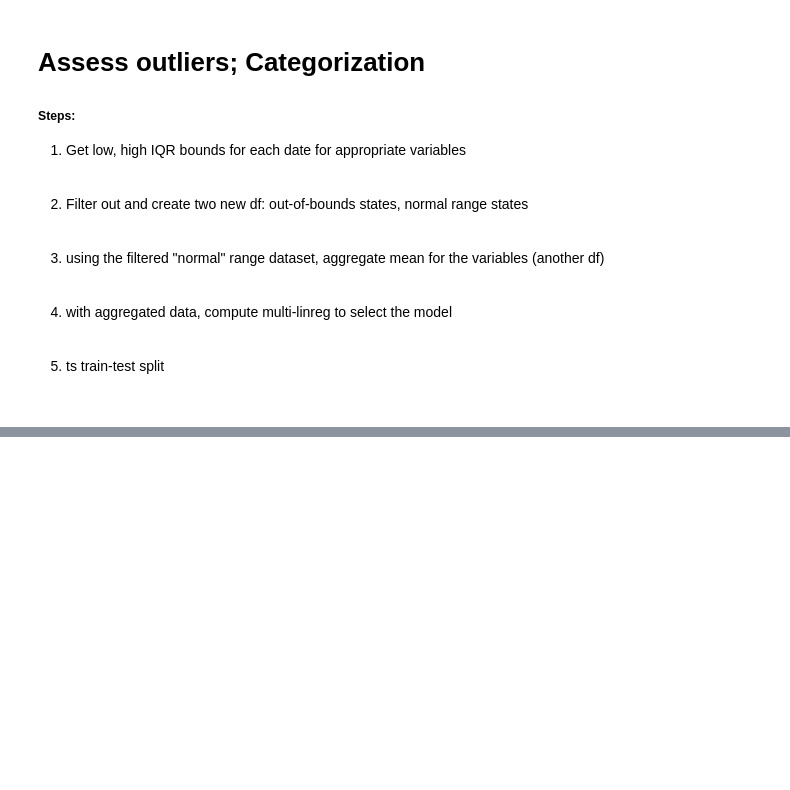
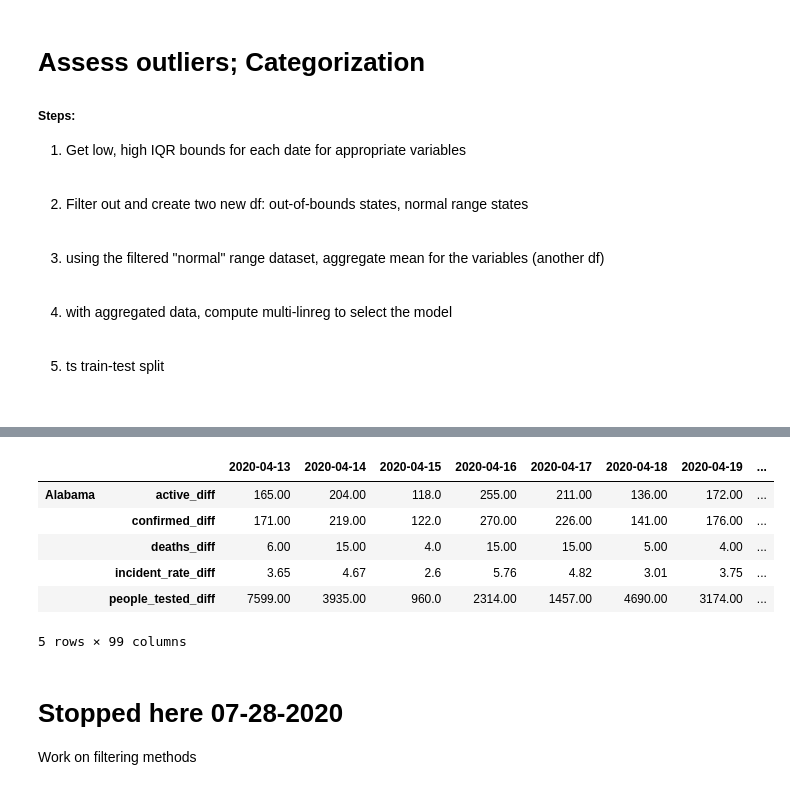
Before and after one commit to jungsNN/covid19-forecast, a Jupyter notebook: rough_draft3.ipynb, the cells around one changed output, grey strips where cells are left out. Drawn from its saved outputs; the diff is of its cells as text; code cells hidden in the pictures; blank space fills up the shorter version.

```diff
--- a/rough_draft3.ipynb
+++ b/rough_draft3.ipynb
@@ -531,0 +614,14 @@ bydate_diff_avg.confirmed_diff.describe()
+# %%
+# 2. go back to ts data, and extract values based on the low, high iqr bounds
+state_ts.head()
+# %% [output]
+|  |  | 2020-04-13 | 2020-04-14 | 2020-04-15 | 2020-04-16 | 2020-04-17 | 2020-04-18 | 2020-04-19 | ... |
+| Alabama | active_diff | 165.00 | 204.00 | 118.0 | 255.00 | 211.00 | 136.00 | 172.00 | ... |
+|  | confirmed_diff | 171.00 | 219.00 | 122.0 | 270.00 | 226.00 | 141.00 | 176.00 | ... |
+|  | deaths_diff | 6.00 | 15.00 | 4.0 | 15.00 | 15.00 | 5.00 | 4.00 | ... |
+|  | incident_rate_diff | 3.65 | 4.67 | 2.6 | 5.76 | 4.82 | 3.01 | 3.75 | ... |
+|  | people_tested_diff | 7599.00 | 3935.00 | 960.0 | 2314.00 | 1457.00 | 4690.00 | 3174.00 | ... |
+5 rows × 99 columns
+# %% [markdown]
+# Stopped here 07-28-2020
+Work on filtering methods
```
Also changed, not shown: parts of 12 cells of this notebook.
